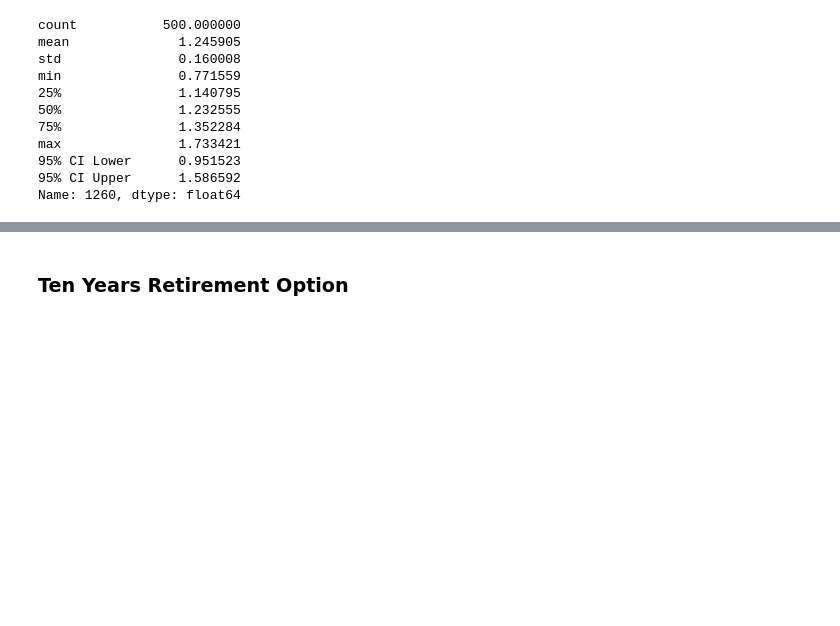
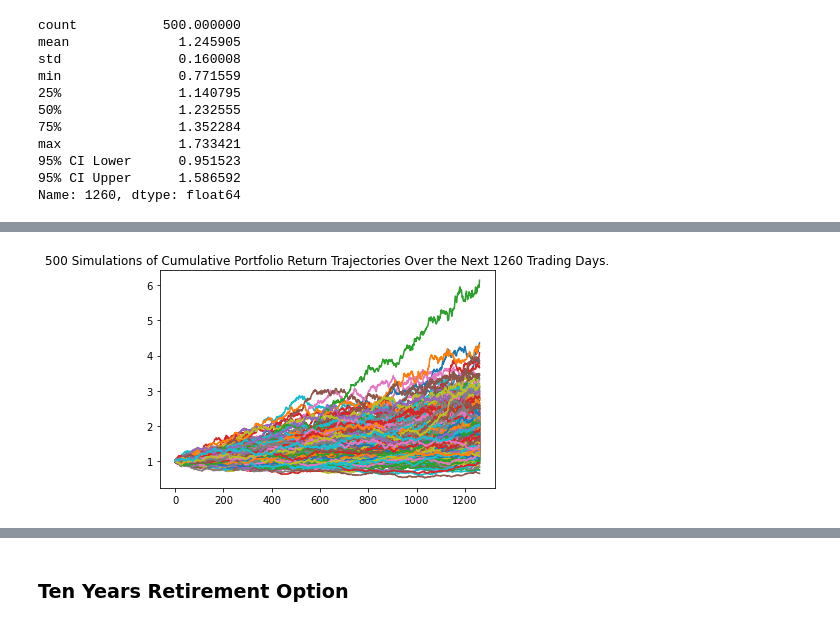
Before and after one commit to NDKD/Homework-Week5, a Jupyter notebook: financial-planner.ipynb, the cells around one changed output, grey strips where cells are left out. Saved outputs shown, nothing was run; the diff lists cells and outputs as text; code cells hidden in the pictures; blank space fills up the shorter version.

```diff
--- a/financial-planner.ipynb
+++ b/financial-planner.ipynb
@@ -635,0 +584,4 @@ There is a 95% chance that an initial investment of $60000 in the portfolio over
+# %%
+# Configuring a Monte Carlo simulation to forecast 5 years cumulative returns
+# YOUR CODE HERE!
+MC_fiveyear_b =MCSimulation(portfolio_data=df_stock_data, weights = [.30, .70] , num_simulation = 500 , num_trading_days = 252 * 5)
@@ -635,0 +621,6 @@ There is a 95% chance that an initial investment of $60000 in the portfolio over
+# %%
+# Plot simulation outcomes
+# YOUR CODE HERE!
+line_plot = MC_fiveyear_b.plot_simulation()
+# %% [output]
+[figure, added]
```
Also changed, not shown: parts of 59 cells of this notebook.
